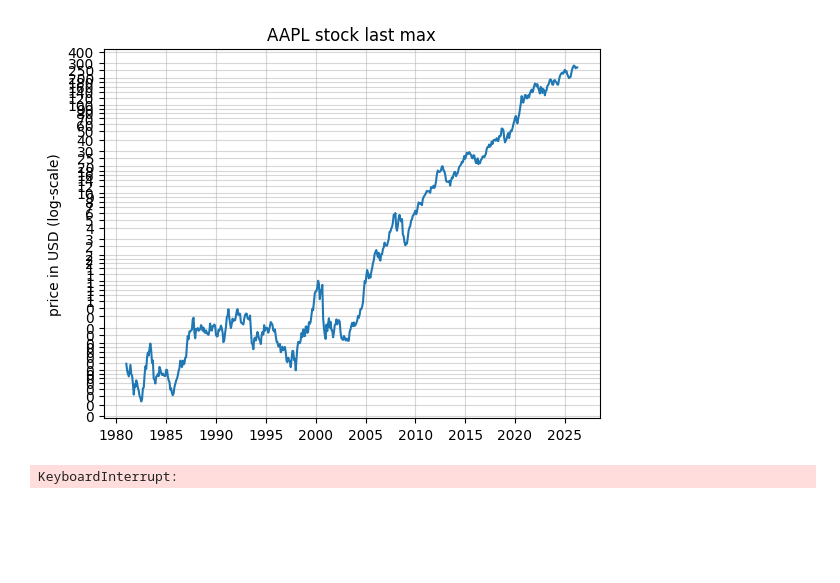
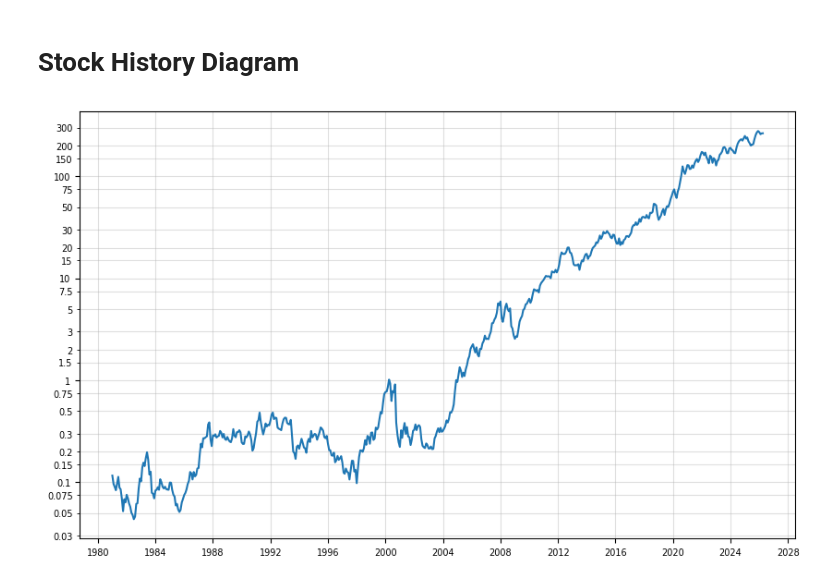
Before and after one commit to ferdinandherbst/Stock-Market-Monitor, a Jupyter notebook: notebooks/specific_data.ipynb, the cells around one changed output. Saved outputs shown, nothing was run; the diff lists cells and outputs as text; code cells hidden in the pictures; blank space fills up the shorter version.

Commit message:
finished long term stock history diagram

```diff
--- a/notebooks/specific_data.ipynb
+++ b/notebooks/specific_data.ipynb
@@ -3,79 +3,43 @@ import matplotlib.pyplot as plt
 import matplotlib.ticker as ticker
 import matplotlib.dates as mdates
 import yfinance as yf
-# %%
-# long stock history of closing price
-
-stock_ticker = "AAPL"
-stock = yf.Ticker(stock_ticker)
-per = "max"
-
-history_length = stock.history(period=per)
-
-end_of_month_closing = history_length["Close"].resample("ME").last()
-closing_list = end_of_month_closing.to_list()
-
-dates = end_of_month_closing.index
-
-plt.semilogy(dates, closing_list)
-ax = plt.gca()
-# Formatter für Haupt- und Zwischenlinien setzen
-ax.yaxis.set_major_formatter(ticker.ScalarFormatter())
-ax.yaxis.set_minor_formatter(ticker.ScalarFormatter())
-
-# Wissenschaftliche Notation (1e2) für beide abschalten
-ax.yaxis.get_major_formatter().set_scientific(False)
-ax.yaxis.get_minor_formatter().set_scientific(False)
-
-# Optional: Setzt Markierungen bei 1, 2, 5 (verhindert Überlappung)
-ax.yaxis.set_major_locator(ticker.LogLocator(base=10, subs=(1, 2, 3, 4, 5, 6, 7, 8, 9, 12, 14, 16, 18, 25)))
-ax.yaxis.set_minor_locator(ticker.LogLocator(base=10, subs=(1, 2, 5, 10, 100)))
-
-plt.grid(True, which="both", ls="-", alpha=0.5) # Gitter für beide Skalierungen
-plt.ylabel("price in USD (log-scale)")
-
-plt.title(stock_ticker +  " stock last " + per)
-plt.show()
-# %% [output]
-[figure, removed]
+# %% [markdown]
+# Stock History Diagram
 # %%
-# Daten abrufen
+# get/set data
 stock_ticker = "AAPL"
 stock = yf.Ticker(stock_ticker)
 per = "max"
 
 history_length = stock.history(period=per)
 
-# Resampling
+# resampling (data points for end of month)
 end_of_month_closing = history_length["Close"].resample("ME").last()
 closing_list = end_of_month_closing.to_list()
 dates = end_of_month_closing.index
 
+# setting up the plot
 plt.figure(figsize=(10, 6))
 plt.semilogy(dates, closing_list)
 
 ax = plt.gca()
 
-# X-Achse Abstände
-ax.xaxis.set_major_locator(mdates.YearLocator(base=1))
+# x-axis spacing
+ax.xaxis.set_major_locator(mdates.YearLocator(base=4))
 ax.xaxis.set_major_formatter(mdates.DateFormatter('%Y'))
 
-# Y-Achse Formatter
-# %g zeigt 7.5 als 7.5 an, ohne zu runden
+# y-axis formating
 ax.yaxis.set_major_formatter(ticker.FormatStrFormatter('%g'))
-ax.yaxis.set_minor_formatter(ticker.FormatStrFormatter('%g'))
+ax.yaxis.set_minor_formatter(ticker.FormatStrFormatter('%g')) # %g shows float numbers (no rounding up)
 
-# Ticker-Werte setzen
+# set y-axis spacing
 ax.yaxis.set_major_locator(ticker.LogLocator(base=10, subs=(1,)))
 ax.yaxis.set_minor_locator(ticker.LogLocator(base=10, subs=(1, 1.5, 2, 3, 5, 7.5)))
 
-# Schriftgröße verkleinern, damit alle Zahlen Platz haben
-ax.tick_params(axis='y', which='both', labelsize=9)
-
-# X-Achse: Bei "max" (40+ Jahre) ist base=1 zu eng, base=2 oder 4 ist besser
-ax.xaxis.set_major_locator(mdates.YearLocator(base=4))
-ax.xaxis.set_major_formatter(mdates.DateFormatter('%Y'))
+# set font size (smaller for less crossovers)
+ax.tick_params(axis='y', which='both', labelsize=7)
+ax.tick_params(axis='x', which='both', labelsize=7)
 
 plt.grid(True, which="both", ls="-", alpha=0.4)
 # %% [output]
-KeyboardInterrupt:
+[figure, added]
```
